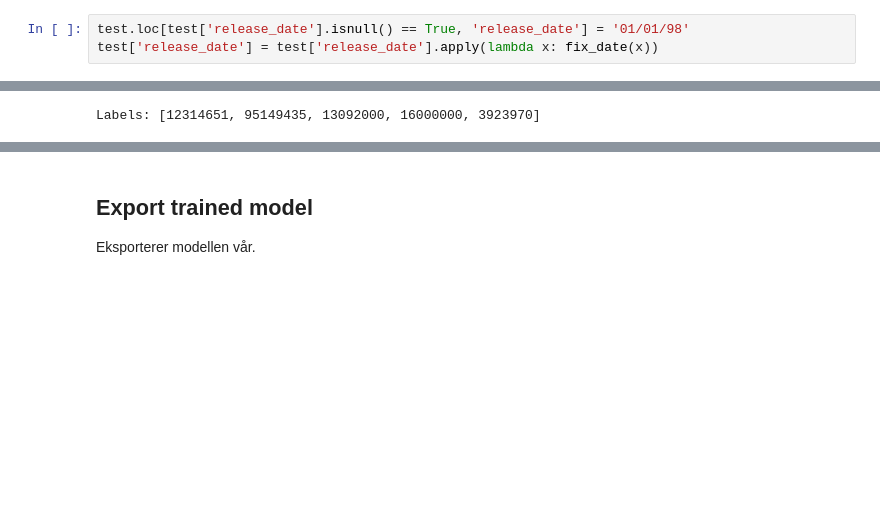
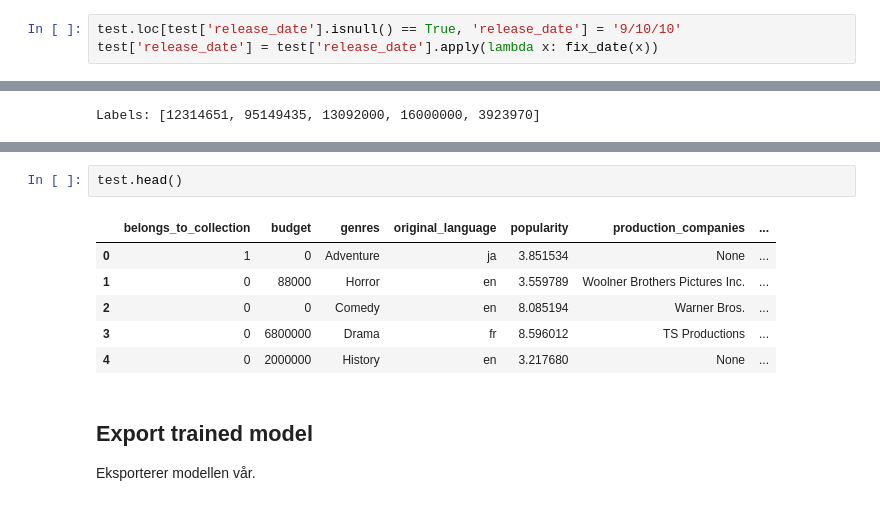
Before and after one commit to 574905/DAT158ML-Mandatory-exercise-2, a Jupyter notebook: nbs/TMDBBoxOffice.ipynb, the cells around one changed output, grey strips where cells are left out. Saved outputs shown, nothing was run; the diff lists cells and outputs as text; blank space fills up the shorter version.

```diff
--- a/nbs/TMDBBoxOffice.ipynb
+++ b/nbs/TMDBBoxOffice.ipynb
@@ -247,5 +265,5 @@ train['release_date'] = train['release_date'].apply(lambda x: fix_date(x))
 # %%
-test.loc[test['release_date'].isnull() == True, 'release_date'] = '01/01/98'
+test.loc[test['release_date'].isnull() == True, 'release_date'] = '9/10/10'
 test['release_date'] = test['release_date'].apply(lambda x: fix_date(x))
 # %%
 for index in range(3000):
@@ -483,3 +598,12 @@ array([35630071.68, 13842025.8 , 46174317.88, ..., 51442375.94,
+# %%
+test.head()
+# %% [output]
+|  | belongs_to_collection | budget | genres | original_language | popularity | production_companies | ... |
+| 0 | 1 | 0 | Adventure | ja | 3.851534 | None | ... |
+| 1 | 0 | 88000 | Horror | en | 3.559789 | Woolner Brothers Pictures Inc. | ... |
+| 2 | 0 | 0 | Comedy | en | 8.085194 | Warner Bros. | ... |
+| 3 | 0 | 6800000 | Drama | fr | 8.596012 | TS Productions | ... |
+| 4 | 0 | 2000000 | History | en | 3.217680 | None | ... |
 # %% [markdown]
 
 
```
Also changed, not shown: parts of 55 cells of this notebook.
